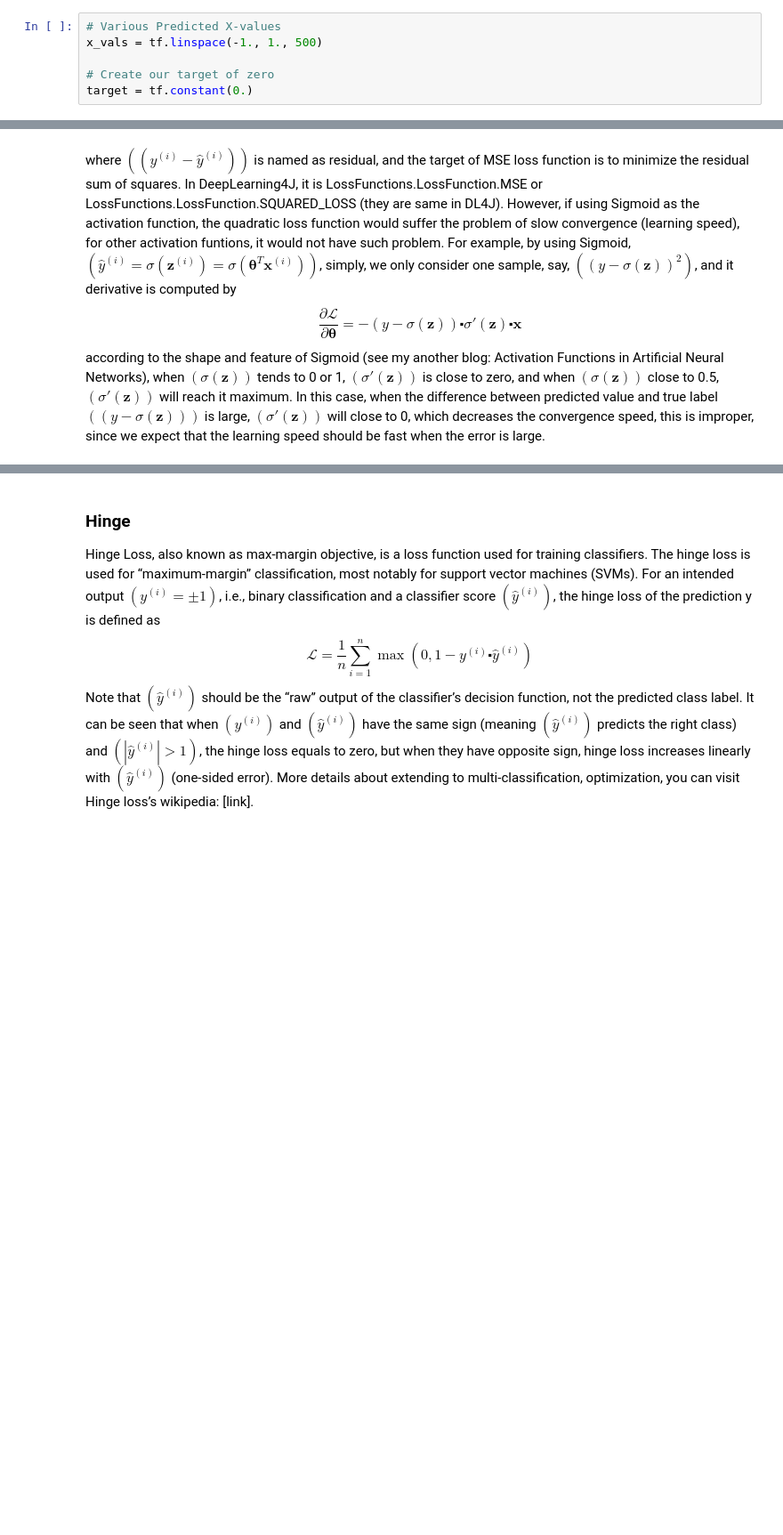
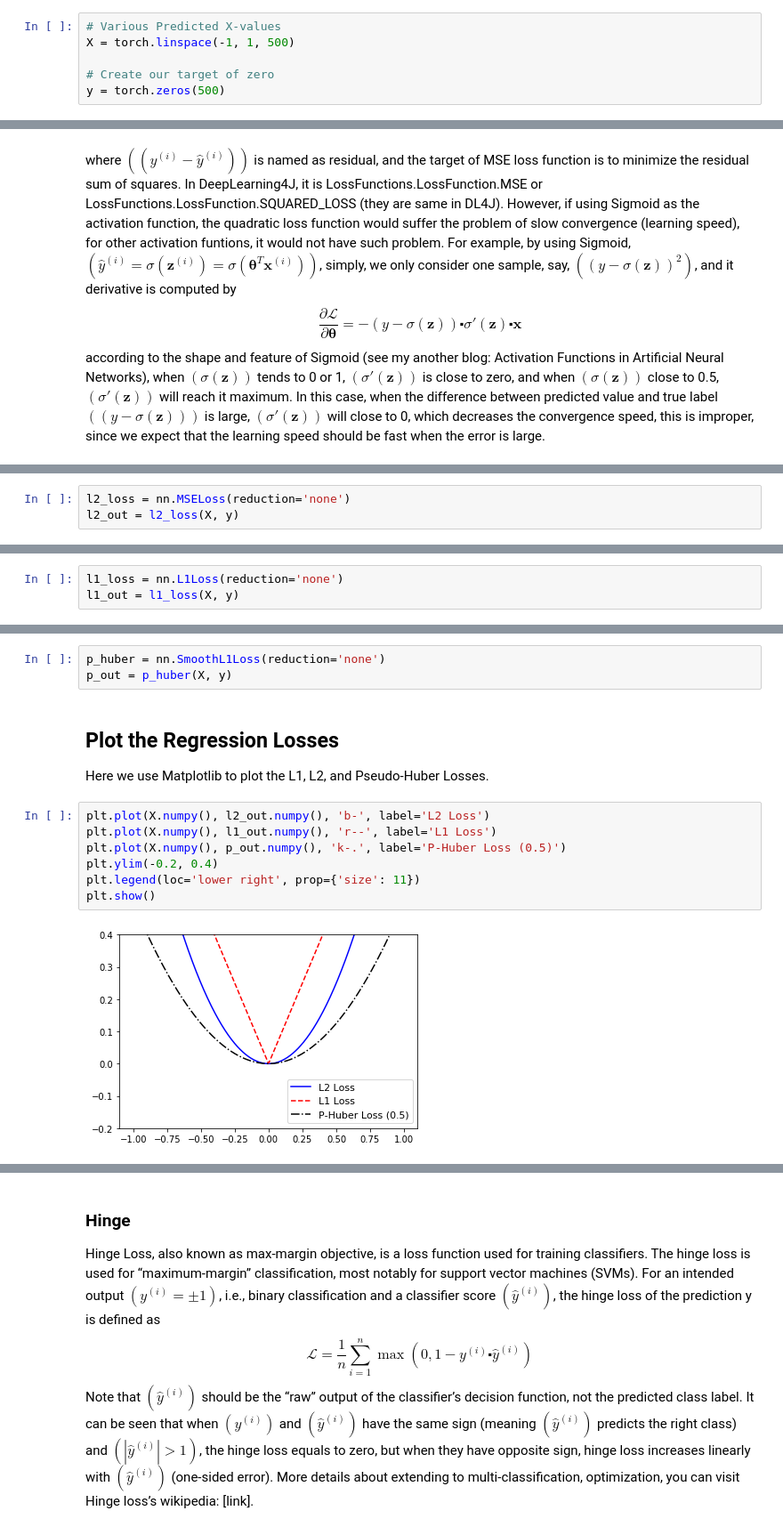
Before and after one commit to rashed091/NeuralNetwork, a Jupyter notebook: Lecture04 - Loss Functions.ipynb, the cells around one changed output, grey strips where cells are left out. Shown at 89% size. Saved outputs shown, nothing was run; the diff lists cells and outputs as text; blank space fills up the shorter version.

```diff
--- a/Lecture04 - Loss Functions.ipynb
+++ b/Lecture04 - Loss Functions.ipynb
@@ -19,6 +11,6 @@ To start with our investigation of loss functions, we begin by looking at numeri
 # %%
 # Various Predicted X-values
-x_vals = tf.linspace(-1., 1., 500)
+X = torch.linspace(-1, 1, 500)
 
 # Create our target of zero
-target = tf.constant(0.)
+y = torch.zeros(500)
@@ -198,3 +114,6 @@ For more details, typically in mathematic, please read the paper: On Loss Functi
+# %%
+l2_loss = nn.MSELoss(reduction='none')
+l2_out = l2_loss(X, y)
 # %% [markdown]
 ### Mean Absolute Error
 Mean Absolute Error (MAE) is a quantity used to measure how close forecasts or predictions are to the eventual outcomes, which is computed by $$
@@ -223,0 +142,3 @@ where the first term is entropy and another is cross entropy (another kind of lo
+# %%
+l1_loss = nn.L1Loss(reduction='none')
+l1_out = l1_loss(X, y)
@@ -223,0 +161,15 @@ where the first term is entropy and another is cross entropy (another kind of lo
+# %%
+p_huber = nn.SmoothL1Loss(reduction='none')
+p_out = p_huber(X, y)
+# %% [markdown]
+## Plot the Regression Losses
+Here we use Matplotlib to plot the L1, L2, and Pseudo-Huber Losses.
+# %%
+plt.plot(X.numpy(), l2_out.numpy(), 'b-', label='L2 Loss')
+plt.plot(X.numpy(), l1_out.numpy(), 'r--', label='L1 Loss')
+plt.plot(X.numpy(), p_out.numpy(), 'k-.', label='P-Huber Loss (0.5)')
+plt.ylim(-0.2, 0.4)
+plt.legend(loc='lower right', prop={'size': 11})
+plt.show()
+# %% [output]
+[figure, added]
```
Also changed, not shown: parts of 30 cells of this notebook.
